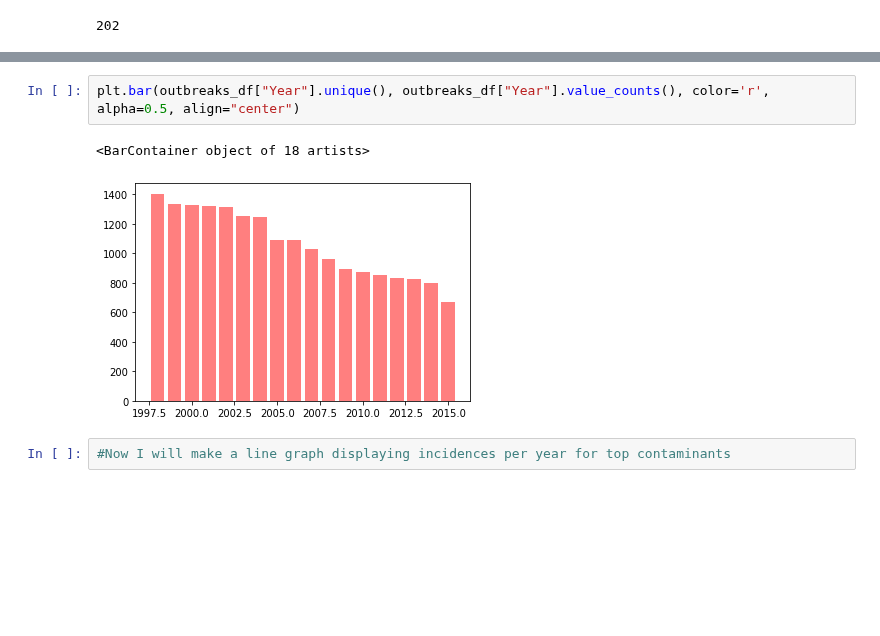
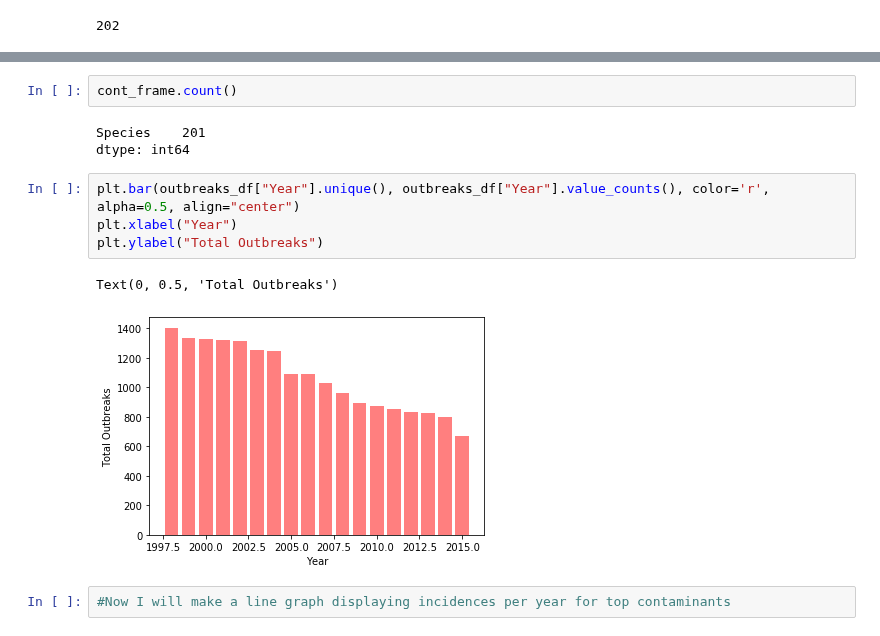
Before and after one commit to DINHC/foodborneillness, a Jupyter notebook: Foodborne_illness.ipynb, the cells around one changed output, grey strips where cells are left out. Cells and saved outputs as stored; diff of their text form; blank space fills up the shorter version.

Commit message:
added 2 more visualizations

```diff
--- a/Foodborne_illness.ipynb
+++ b/Foodborne_illness.ipynb
@@ -136,7 +134,14 @@ dtype: int64
+# %%
+cont_frame.count()
+# %% [output]
+Species    201
+dtype: int64
 # %%
 plt.bar(outbreaks_df["Year"].unique(), outbreaks_df["Year"].value_counts(), color='r', alpha=0.5, align="center")
+plt.xlabel("Year")
+plt.ylabel("Total Outbreaks")
 # %% [output]
-<BarContainer object of 18 artists>
+Text(0, 0.5, 'Total Outbreaks')
-[figure, old version]
+[figure, new version]
 # %%
 #Now I will make a line graph displaying incidences per year for top contaminants
```
Also changed, not shown: parts of 36 cells of this notebook.
